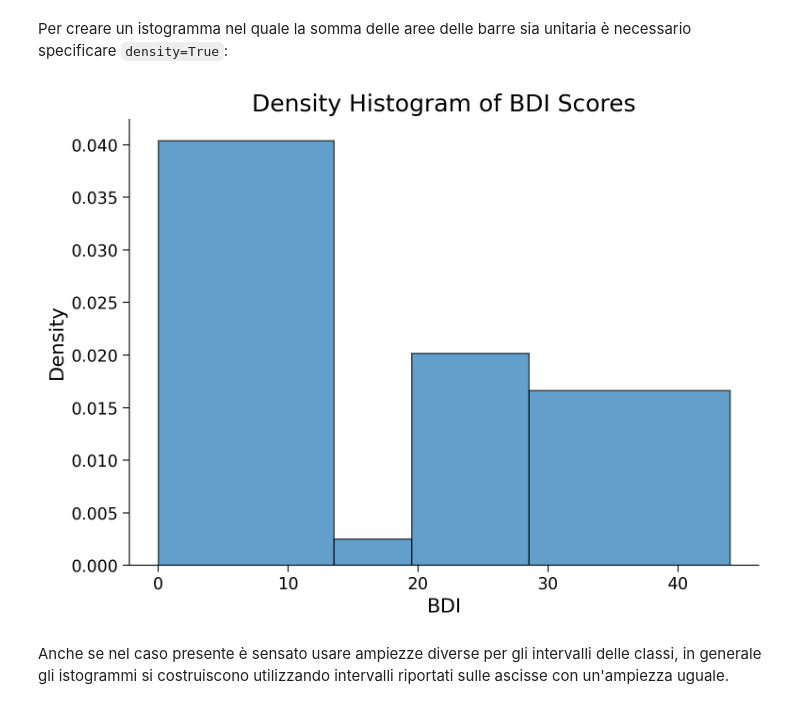
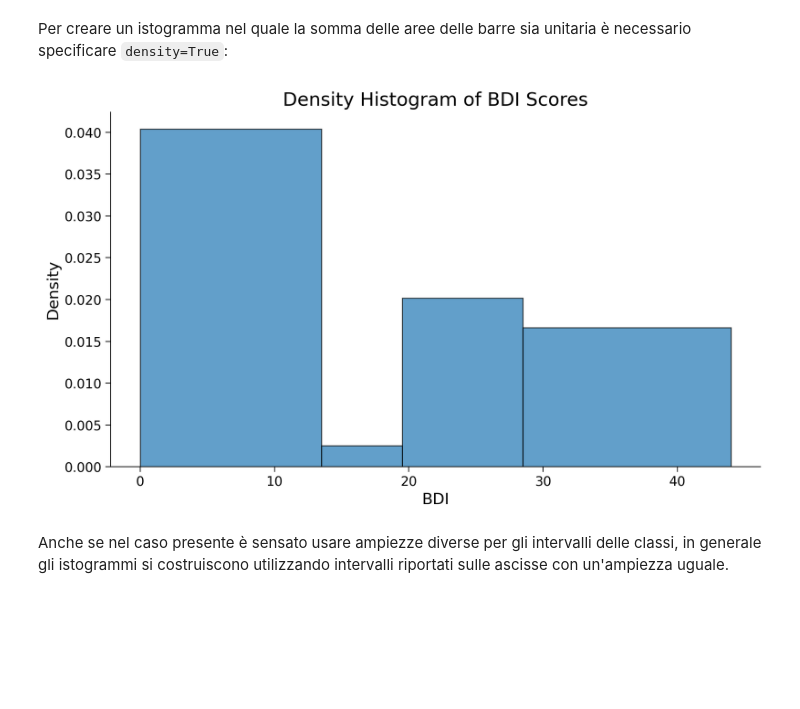
Before and after one commit to ccaudek/ds4psy, a Jupyter notebook: chapter_2/03_freq_distr.ipynb, the cells around one changed output. Saved outputs shown, nothing was run; the diff lists cells and outputs as text; code cells hidden in the pictures; blank space fills up the shorter version.

```diff
--- a/chapter_2/03_freq_distr.ipynb
+++ b/chapter_2/03_freq_distr.ipynb
@@ -373,13 +373,14 @@ plt.show()
 Per creare un istogramma nel quale la somma delle aree delle barre sia unitaria è necessario specificare `density=True`:
 # %%
 bdi_bins = [0, 13.5, 19.5, 28.5, 44]
+plt.figure(figsize=(10, 6))
 plt.hist(df["bdi"], bins=bdi_bins, density=True, edgecolor="black", alpha=0.7)
 plt.xlabel("BDI")
 plt.ylabel("Density")
 plt.title("Density Histogram of BDI Scores")
 plt.show()
 # %% [output]
-[figure, old version]
+[figure, new version]
 # %% [markdown]
 Anche se nel caso presente è sensato usare ampiezze diverse per gli intervalli delle classi, in generale gli istogrammi si costruiscono utilizzando intervalli riportati sulle ascisse con un'ampiezza uguale.
 # %%
```
Also changed, not shown: parts of 11 cells of this notebook, 14 other files.
